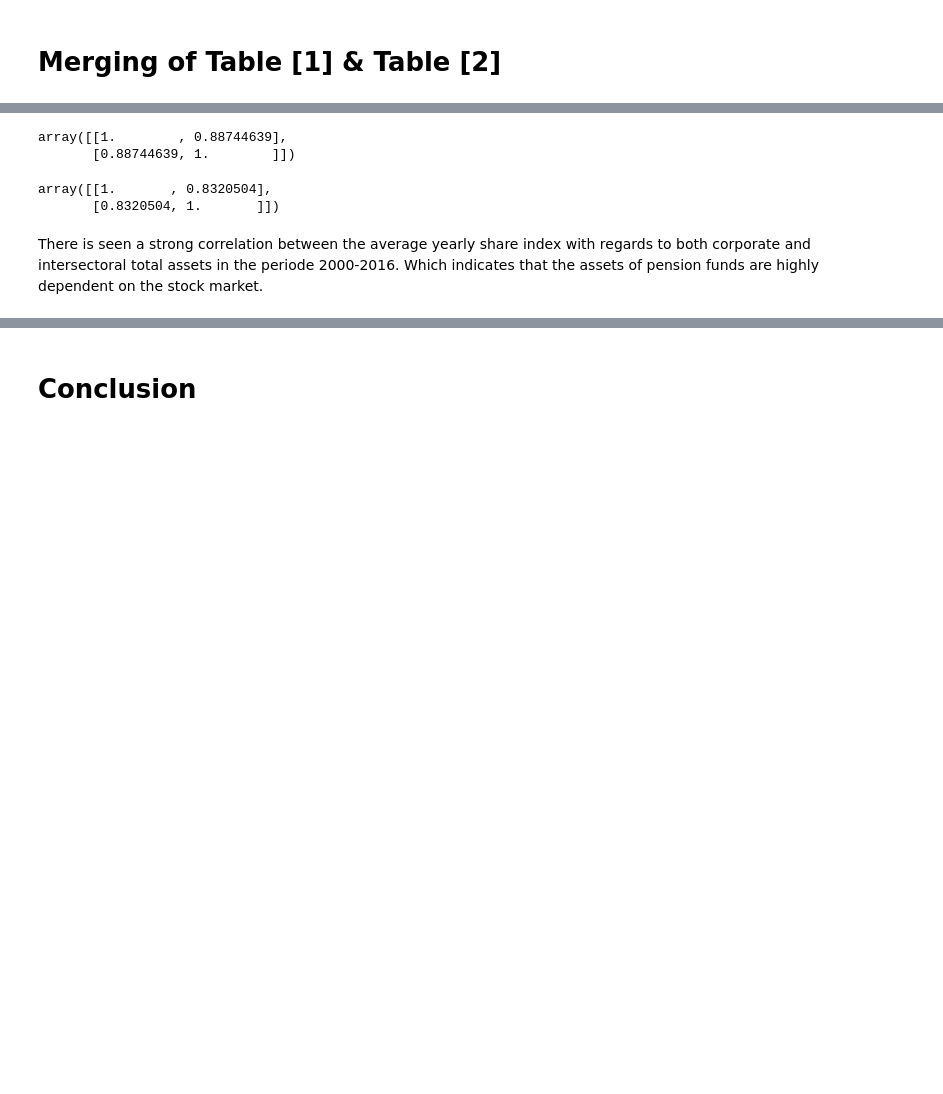
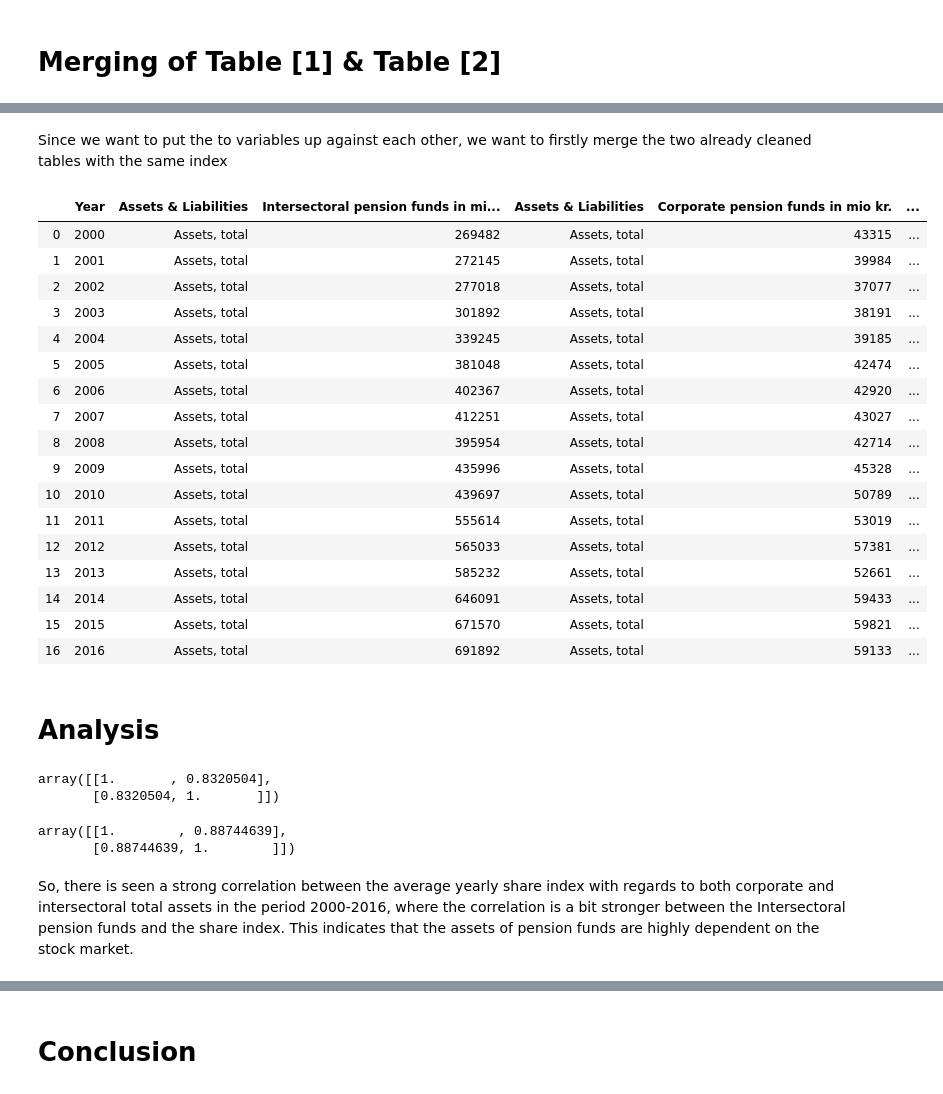
Before and after one commit to NumEconCopenhagen/projects-2020-group-60, a Jupyter notebook: dataproject/dataproject.ipynb, the cells around one changed output, grey strips where cells are left out. Drawn from its saved outputs; the diff is of its cells as text; code cells hidden in the pictures; blank space fills up the shorter version.

```diff
--- a/dataproject/dataproject.ipynb
+++ b/dataproject/dataproject.ipynb
@@ -303,0 +325,29 @@ dp.Shared_Frame_Reduc
+# %%
+# Now that we use the same timeline as under the pension data, we want to create a new Year list, where the monthly share_index is represented as a yearly average.
+Year_2000 = Shared_Index['Share Index'].iloc[0:11].mean(axis=0)
+Year_2001 = Shared_Index['Share Index'].iloc[12:24].mean(axis=0)
+Year_2002 = Shared_Index['Share Index'].iloc[24:36].mean(axis=0)
+Year_2003 = Shared_Index['Share Index'].iloc[36:48].mean(axis=0)
+Year_2004 = Shared_Index['Share Index'].iloc[48:60].mean(axis=0)
+Year_2005 = Shared_Index['Share Index'].iloc[60:72].mean(axis=0)
+Year_2006 = Shared_Index['Share Index'].iloc[72:84].mean(axis=0)
+Year_2007 = Shared_Index['Share Index'].iloc[84:96].mean(axis=0)
+Year_2008 = Shared_Index['Share Index'].iloc[96:108].mean(axis=0)
+Year_2009 = Shared_Index['Share Index'].iloc[108:120].mean(axis=0)
+Year_2010 = Shared_Index['Share Index'].iloc[120:132].mean(axis=0)
+Year_2011 = Shared_Index['Share Index'].iloc[132:144].mean(axis=0)
+Year_2012 = Shared_Index['Share Index'].iloc[144:156].mean(axis=0)
+Year_2013 = Shared_Index['Share Index'].iloc[156:168].mean(axis=0)
+Year_2014 = Shared_Index['Share Index'].iloc[168:180].mean(axis=0)
+Year_2015 = Shared_Index['Share Index'].iloc[180:192].mean(axis=0)
+Year_2016 = Shared_Index['Share Index'].iloc[192:204].mean(axis=0)
+Shared_Index['Share Index'].iloc[192:204]
+
+# We collect it in one call
+Shared_Frame = pd.DataFrame({'Yearly average share_index': [Year_2000, Year_2001, Year_2002, Year_2003, Year_2004, Year_2005,
+                            Year_2006, Year_2007, Year_2008, Year_2009, Year_2010, Year_2011, Year_2012 , Year_2013, Year_2014, Year_2015,Year_2016]
+                            , 'Year': [2000, 2001, 2002, 2003, 2004, 2005, 2006, 2007, 2008, 2009, 2010, 2011, 2012, 2013, 2014, 2015, 2016]})
+
+# Lastly, we set the index to Year and display this
+Shared_Frame_Reduc = Shared_Frame.set_index('Year')
+dp.Shared_Frame_Reduc
@@ -327 +376,34 @@ dp.Collective
+# %% [markdown]
+Since we want to put the to variables up against each other, we want to firstly merge the two already cleaned tables with the same index
+# %%
+#Merging the to dataframes.
+Collective = pd.concat([Pension, Shared_Frame_Reduc], axis=1)
+dp.Collective
+# %% [output]
+|  | Year | Assets & Liabilities | Intersectoral pension funds in mi... | Assets & Liabilities | Corporate pension funds in mio kr. | ... |
+| 0 | 2000 | Assets, total | 269482 | Assets, total | 43315 | ... |
+| 1 | 2001 | Assets, total | 272145 | Assets, total | 39984 | ... |
+| 2 | 2002 | Assets, total | 277018 | Assets, total | 37077 | ... |
+| 3 | 2003 | Assets, total | 301892 | Assets, total | 38191 | ... |
+| 4 | 2004 | Assets, total | 339245 | Assets, total | 39185 | ... |
+| 5 | 2005 | Assets, total | 381048 | Assets, total | 42474 | ... |
+| 6 | 2006 | Assets, total | 402367 | Assets, total | 42920 | ... |
+| 7 | 2007 | Assets, total | 412251 | Assets, total | 43027 | ... |
+| 8 | 2008 | Assets, total | 395954 | Assets, total | 42714 | ... |
+| 9 | 2009 | Assets, total | 435996 | Assets, total | 45328 | ... |
+| 10 | 2010 | Assets, total | 439697 | Assets, total | 50789 | ... |
+| 11 | 2011 | Assets, total | 555614 | Assets, total | 53019 | ... |
+| 12 | 2012 | Assets, total | 565033 | Assets, total | 57381 | ... |
+| 13 | 2013 | Assets, total | 585232 | Assets, total | 52661 | ... |
+| 14 | 2014 | Assets, total | 646091 | Assets, total | 59433 | ... |
+| 15 | 2015 | Assets, total | 671570 | Assets, total | 59821 | ... |
+| 16 | 2016 | Assets, total | 691892 | Assets, total | 59133 | ... |
+# %% [markdown]
+# Analysis
+# %%
+# We look at the correlation coefficient between the Corporate pension funds anf the share index
+np.corrcoef(dp.Collective['Corporate pension funds in mio kr.'], dp.Collective['Yearly average share_index'])
+# %% [output]
+array([[1.       , 0.8320504],
+       [0.8320504, 1.       ]])
 # %%
@@ -329,10 +412,5 @@ np.corrcoef(dp.Collective['Intersectoral pension funds in mio kr.'], dp.Collecti
 # %% [output]
 array([[1.        , 0.88744639],
        [0.88744639, 1.        ]])
-# %%
-np.corrcoef(dp.Collective['Corporate pension funds in mio kr.'], dp.Collective['Yearly average share_index'])
-# %% [output]
-array([[1.       , 0.8320504],
-       [0.8320504, 1.       ]])
 # %% [markdown]
-There is seen a strong correlation between the average yearly share index with regards to both corporate and intersectoral total assets in the periode 2000-2016. Which indicates that the assets of pension funds are highly dependent on the stock market.
+So, there is seen a strong correlation between the average yearly share index with regards to both corporate and intersectoral total assets in the period 2000-2016, where the correlation is a bit stronger between the Intersectoral pension funds and the share index. This indicates that the assets of pension funds are highly dependent on the stock market.
```
Also changed, not shown: parts of 52 cells of this notebook.
